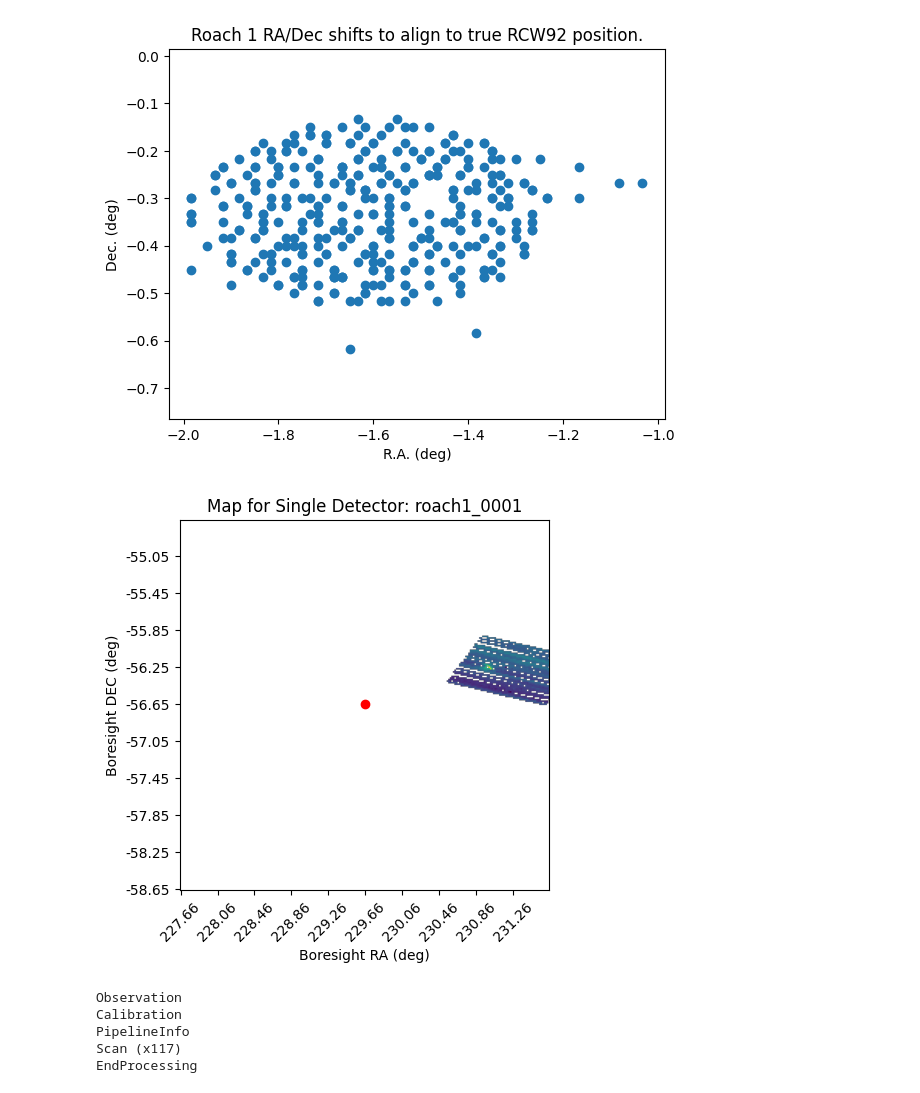
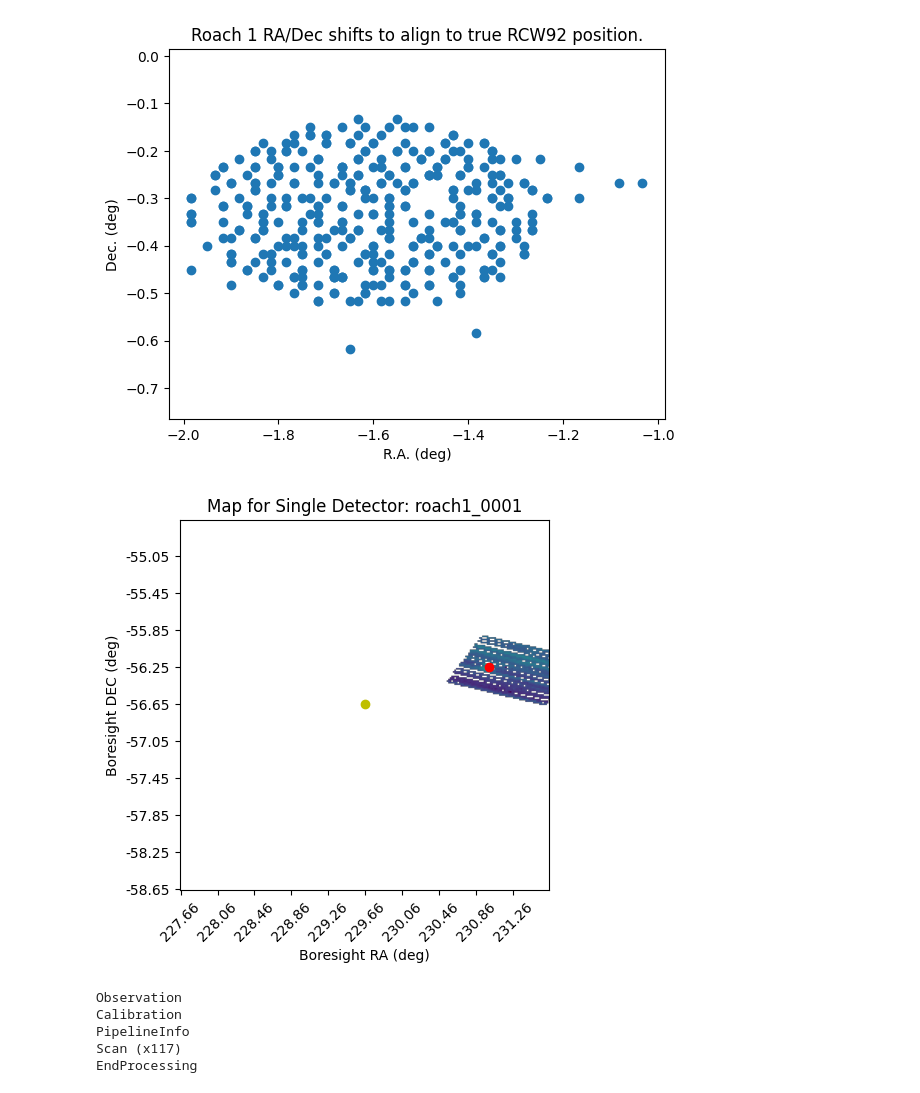
Before and after one commit to jonahjlee/blasttng-to-g3, a Jupyter notebook: notebooks/map_making.ipynb, the cells around one changed output. Saved outputs shown, nothing was run; the diff lists cells and outputs as text; code cells hidden in the pictures.

```diff
--- a/notebooks/map_making.ipynb
+++ b/notebooks/map_making.ipynb
@@ -62,12 +56,13 @@ kids: np.ndarray[str] = np.array(grabber.first_frame["norm_df"].names)
 kids.sort()
 # %%
 # TODO: move towards object-oriented approach, maybe using spt3g.maps FlatSkyMap?
+
+# define a large map for source finding
 source = SkyCoord.from_name('RCW92')
-map_args = {
+large_map_args = {
     'ra0': source.icrs.ra.deg * core.G3Units.deg,
     'dec0': source.icrs.dec.deg * core.G3Units.deg,
     'xlen': 4 * core.G3Units.deg,
     'ylen': 4 * core.G3Units.deg,
     'res': 1 * core.G3Units.arcmin,
 }
-map_args
@@ -84,7 +73,7 @@ binners = [
     ut.SingleMapBinner(
         kid,
         timestreams="df",
-        **map_args
+        **large_map_args
     ) for kid in kids
 ]
 
@@ -120,9 +109,9 @@ roach1_0378 (222, 130)
 roach1_0379 (200, 146)
 roach1_0380 (224, 130)
 # %%
-nx = map_args["xlen"]/map_args["res"]
-ny = map_args["ylen"]/map_args["res"]
-radec_shifts = {kid:((nx / 2 - source_coords[kid][0]) * map_args["res"], (ny / 2 - source_coords[kid][1]) * map_args["res"]) for kid, xy in source_coords.items()}
+nx = large_map_args["xlen"]/large_map_args["res"]
+ny = large_map_args["ylen"]/large_map_args["res"]
+radec_shifts = {kid:((nx / 2 - source_coords[kid][0]) * large_map_args["res"], (ny / 2 - source_coords[kid][1]) * large_map_args["res"]) for kid, xy in source_coords.items()}
 # np.save('../g3_packager/detector_layouts/roach1_shifts_radec', radec_shifts)
 # %%
 x_offsets = np.array([radec_shifts[kid][0] for kid in kids])
@@ -136,11 +125,13 @@ plt.show()
 # %% [output]
 [figure]
 # %%
-binners[1].plot(show=False)
-plt.plot(nx/2, ny/2, 'ro')
+example_binner = binners[1]
+example_binner.plot(show=False)
+plt.plot(nx/2, ny/2, 'yo')
+plt.plot(source_coords[example_binner.kid][0], source_coords[example_binner.kid][1], 'ro')
 plt.show()
 # %% [output]
-[figure, old version]
+[figure, new version]
 # %%
 # pipe = core.G3Pipeline()
 # pipe.Add(core.G3Reader, filename=str(norm_df_added))
```
Also changed, not shown: parts of 6 cells of this notebook, 5 other files.
